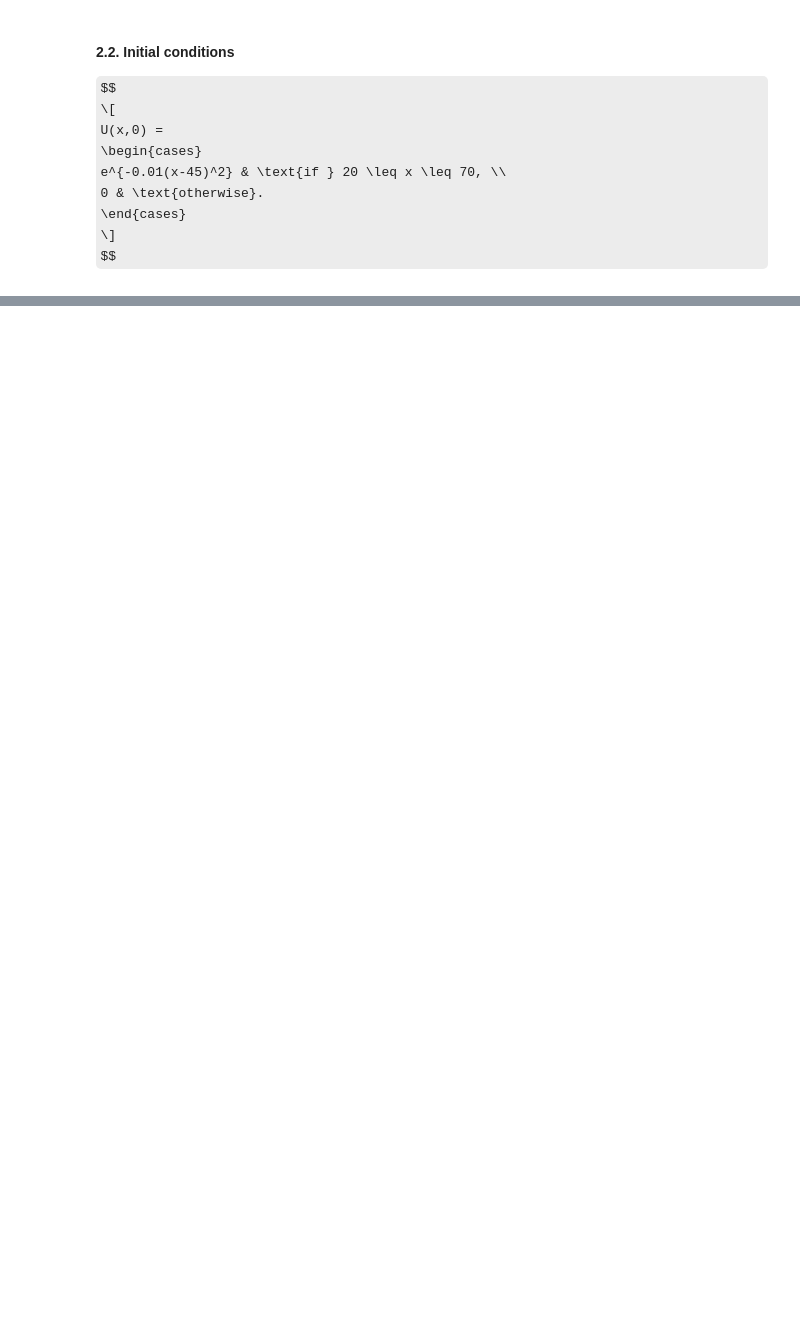
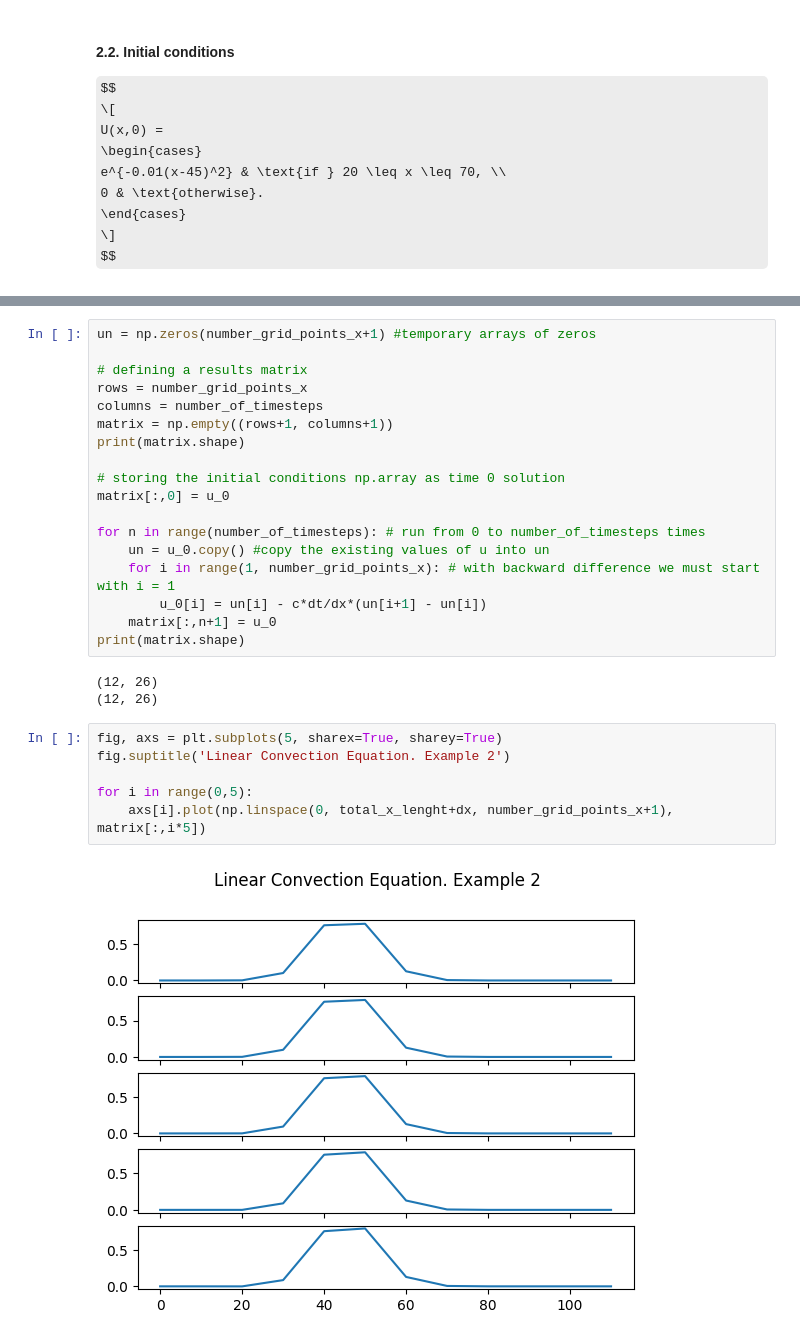
Before and after one commit to omar11205/computationalFluidDynamics, a Jupyter notebook: 1DLinearConvectionEquation.ipynb, the cells around one changed output, grey strips where cells are left out. Cells and saved outputs as stored; diff of their text form; some formulas as TeX source; blank space fills up the shorter version.

```diff
--- a/1DLinearConvectionEquation.ipynb
+++ b/1DLinearConvectionEquation.ipynb
@@ -247,3 +265,32 @@ print(u_0)
 # %% [output]
 [0.         0.         0.00193045 0.10539922 0.77880078 0.77880078
  0.10539922 0.00193045 0.         0.         0.         0.        ]
+# %%
+un = np.zeros(number_grid_points_x+1) #temporary arrays of zeros
+
+# defining a results matrix
+rows = number_grid_points_x
+columns = number_of_timesteps
+matrix = np.empty((rows+1, columns+1))
+print(matrix.shape)
+
+# storing the initial conditions np.array as time 0 solution
+matrix[:,0] = u_0
+
+for n in range(number_of_timesteps): # run from 0 to number_of_timesteps times
+    un = u_0.copy() #copy the existing values of u into un
+    for i in range(1, number_grid_points_x): # with backward difference we must start with i = 1
+        u_0[i] = un[i] - c*dt/dx*(un[i+1] - un[i])
+    matrix[:,n+1] = u_0
+print(matrix.shape)
+# %% [output]
+(12, 26)
+(12, 26)
+# %%
+fig, axs = plt.subplots(5, sharex=True, sharey=True)
+fig.suptitle('Linear Convection Equation. Example 2')
+
+for i in range(0,5):
+    axs[i].plot(np.linspace(0, total_x_lenght+dx, number_grid_points_x+1), matrix[:,i*5])
+# %% [output]
+[figure, added]
```
Also changed, not shown: parts of 9 cells of this notebook.
